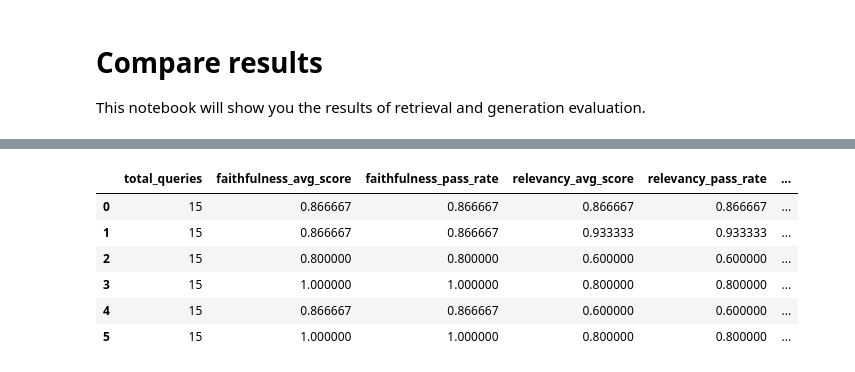
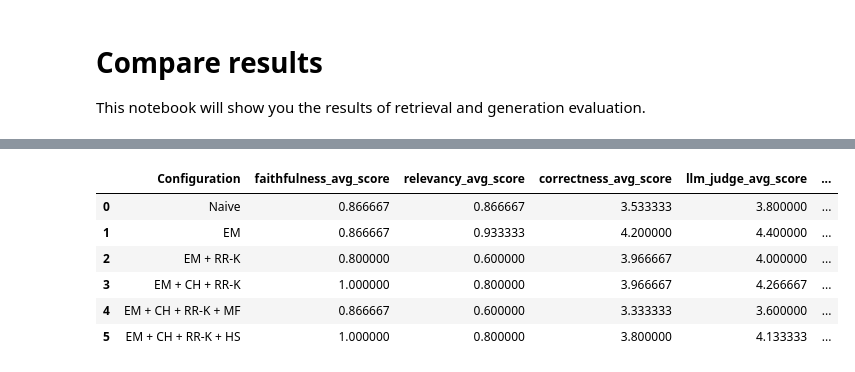
Before and after one commit to davidefalanga01/rag-assistant, a Jupyter notebook: plot_results.ipynb, the cells around one changed output, grey strips where cells are left out. Saved outputs shown, nothing was run; the diff lists cells and outputs as text; code cells hidden in the pictures.

Commit message:
Fix tipos and Add plot of results

```diff
--- a/plot_results.ipynb
+++ b/plot_results.ipynb
@@ -16,13 +16,40 @@ retrieval_paths = ['./data/retrieval_eval_results_naive.csv',
                    './data/retrieval_eval_results_em_ch_rr_k.csv',
                    './data/retrieval_eval_results_em_ch_rr_k_mf.csv',
                    './data/retrieval_eval_results_em_ch_rr_k_hs.csv']
+
+retrieval2_paths = ['./data/retrieval_eval_results_naive.csv',
+                    './data/retrieval_eval_results_em.csv',
+                    './data/retrieval_eval_results_em_rr_k.csv',
+                    './data/retrieval_eval_results_em_ch_rr_k2.csv',
+                    './data/retrieval_eval_results_em_ch_rr_k_mf2.csv',
+                    './data/retrieval_eval_results_em_ch_rr_k_hs2.csv']
 # %%
 import pandas as pd
 
-generation_dfs = [pd.read_csv(path) for path in generation_paths]
-retrieval_dfs = [pd.read_csv(path) for path in retrieval_paths]
+retrieval_dfs = []
+for path in retrieval_paths:
+    df = pd.read_csv(path)
+    df["configuration"] = path
+    retrieval_dfs.append(df)
+
+retrieval_df = pd.concat(retrieval_dfs, ignore_index=True)
+
+retrieval2_dfs = []
+for path in retrieval2_paths:
+    df = pd.read_csv(path)
+    df["configuration"] = path
+    retrieval2_dfs.append(df)
+
+retrieval2_df = pd.concat(retrieval2_dfs, ignore_index=True)
+
+generation_dfs = []
+for path in generation_paths:
+    df = pd.read_csv(path)
+    df["configuration"] = path
+    generation_dfs.append(df)
 
 generation_df = pd.concat(generation_dfs, ignore_index=True)
-retrieval_df = pd.concat(retrieval_dfs, ignore_index=True)
 # %%
-retrieval_df
+retrieval_df['Configuration'] = ['Naive', 'EM', 'EM + RR-K', 'EM + CH + RR-K', 'EM + CH + RR-K + MF', 'EM + CH + RR-K + HS']
+retrieval2_df['Configuration'] = ['Naive', 'EM', 'EM + RR-K', 'EM + CH + RR-K', 'EM + CH + RR-K + MF', 'EM + CH + RR-K + HS']
+generation_df['Configuration'] = ['Naive', 'EM', 'EM + RR-K', 'EM + CH + RR-K', 'EM + CH + RR-K + MF', 'EM + CH + RR-K + HS']
@@ -37,10 +76,11 @@ retrieval_df
 # %%
-generation_df
+generation_df['Configuration'] = ['Naive', 'EM', 'EM + RR-K', 'EM + CH + RR-K', 'EM + CH + RR-K + MF', 'EM + CH + RR-K + HS']
+generation_df[['Configuration'] + [c for c in generation_df.columns if c.endswith('score')]]
 # %% [output]
-|  | total_queries | faithfulness_avg_score | faithfulness_pass_rate | relevancy_avg_score | relevancy_pass_rate | ... |
-| 0 | 15 | 0.866667 | 0.866667 | 0.866667 | 0.866667 | ... |
-| 1 | 15 | 0.866667 | 0.866667 | 0.933333 | 0.933333 | ... |
-| 2 | 15 | 0.800000 | 0.800000 | 0.600000 | 0.600000 | ... |
-| 3 | 15 | 1.000000 | 1.000000 | 0.800000 | 0.800000 | ... |
-| 4 | 15 | 0.866667 | 0.866667 | 0.600000 | 0.600000 | ... |
-| 5 | 15 | 1.000000 | 1.000000 | 0.800000 | 0.800000 | ... |
+|  | Configuration | faithfulness_avg_score | relevancy_avg_score | correctness_avg_score | llm_judge_avg_score | ... |
+| 0 | Naive | 0.866667 | 0.866667 | 3.533333 | 3.800000 | ... |
+| 1 | EM | 0.866667 | 0.933333 | 4.200000 | 4.400000 | ... |
+| 2 | EM + RR-K | 0.800000 | 0.600000 | 3.966667 | 4.000000 | ... |
+| 3 | EM + CH + RR-K | 1.000000 | 0.800000 | 3.966667 | 4.266667 | ... |
+| 4 | EM + CH + RR-K + MF | 0.866667 | 0.600000 | 3.333333 | 3.600000 | ... |
+| 5 | EM + CH + RR-K + HS | 1.000000 | 0.800000 | 3.800000 | 4.133333 | ... |
```
Also changed, not shown: parts of 9 cells of this notebook, 19 other files.
